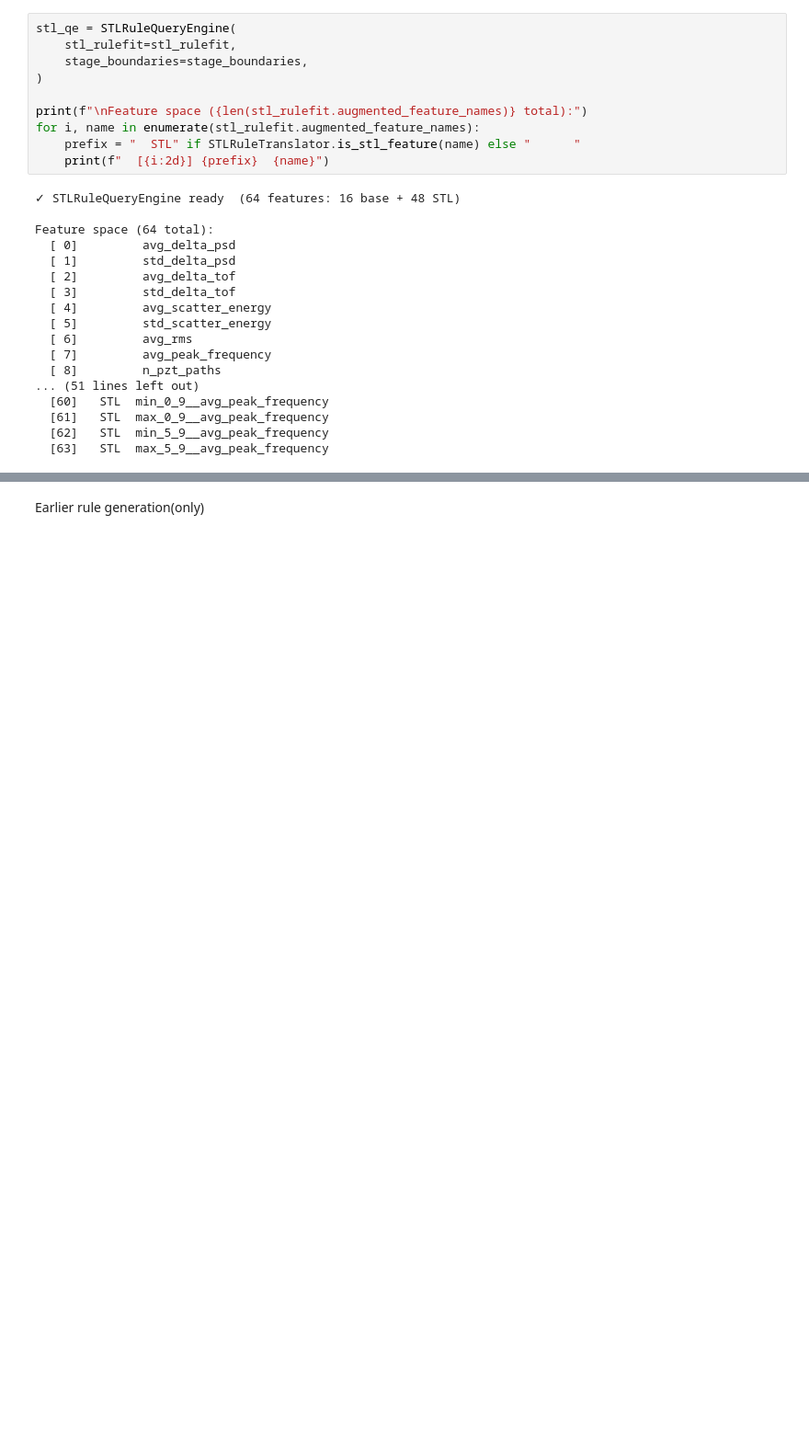
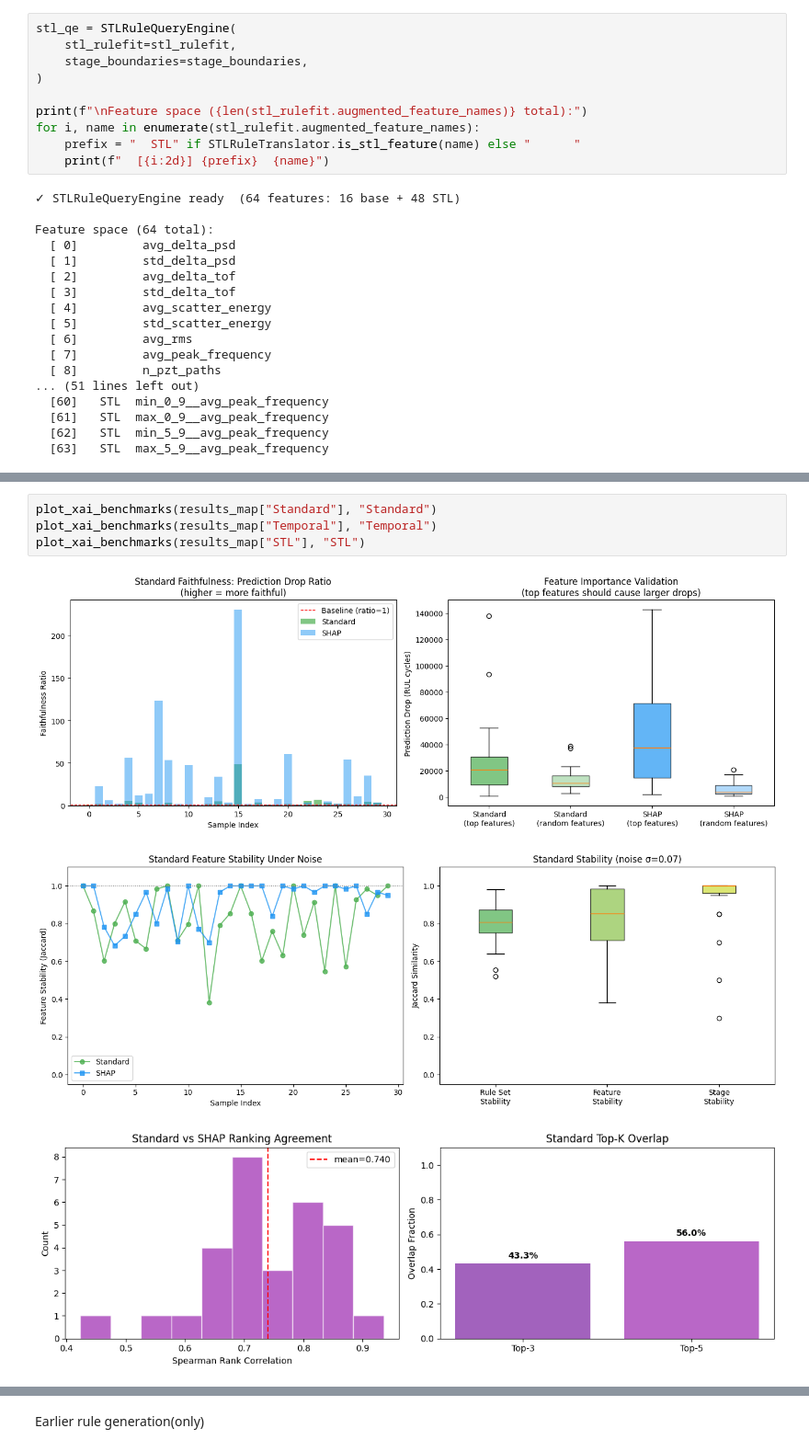
Before and after one commit to XAI-IITG/CFRP_Composit_Materials_Analysis, a Jupyter notebook: notebooks/kg_xai_system.ipynb, the cells around one changed output, grey strips where cells are left out. Shown at 92% size. Drawn from its saved outputs; the diff is of its cells as text; blank space fills up the shorter version.

```diff
--- a/notebooks/kg_xai_system.ipynb
+++ b/notebooks/kg_xai_system.ipynb
@@ -2009,0 +2291,8 @@ Metric                               Standard       Temporal            STL
+# %%
+plot_xai_benchmarks(results_map["Standard"], "Standard")
+plot_xai_benchmarks(results_map["Temporal"], "Temporal")
+plot_xai_benchmarks(results_map["STL"], "STL")
+# %% [output]
+[figure, added]
+[figure, added]
+[figure, added]
```
Also changed, not shown: parts of 24 cells of this notebook, 18 other files.
